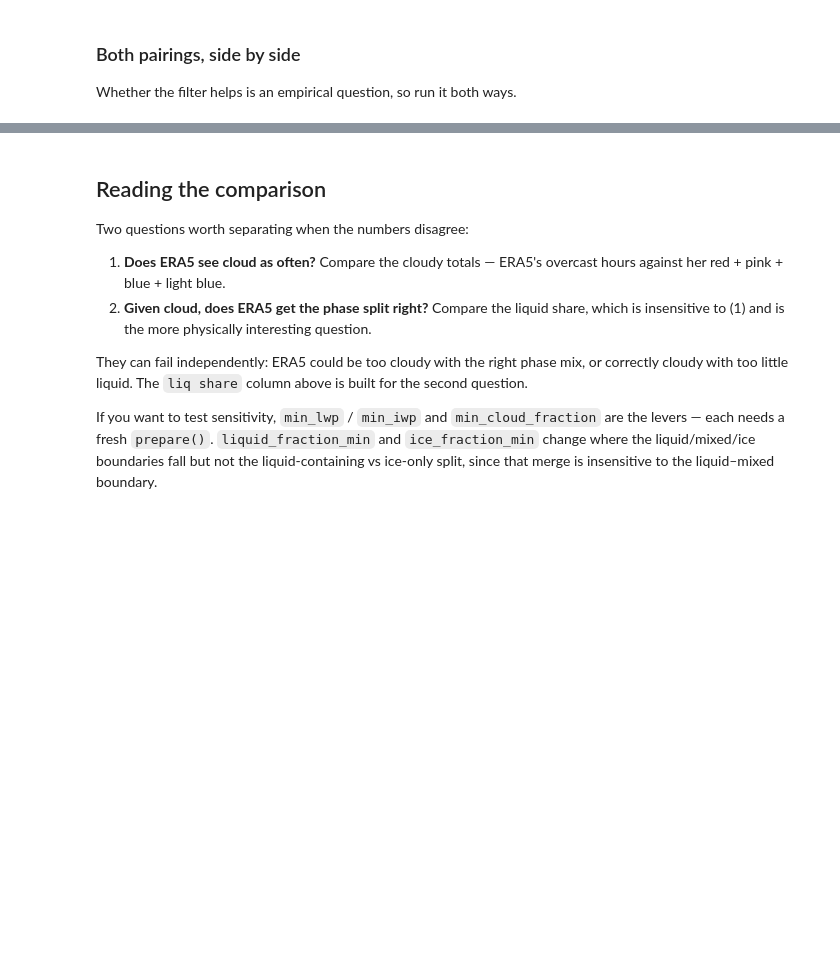
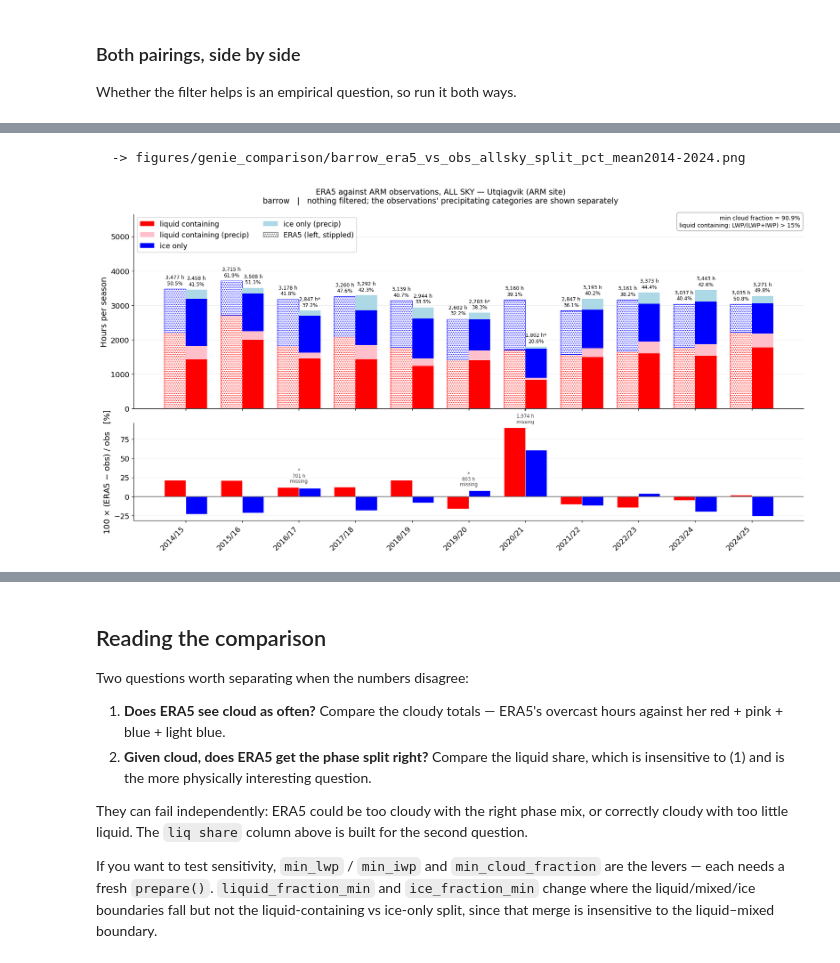
Before and after one commit to andrewjbuggee/Python-Research, a Jupyter notebook: ERA5/surface_energy_budget/comparison_with_Genie_Obs.ipynb, the cells around one changed output, grey strips where cells are left out. Saved outputs shown, nothing was run; the diff lists cells and outputs as text; code cells hidden in the pictures; blank space fills up the shorter version.

```diff
--- a/ERA5/surface_energy_budget/comparison_with_Genie_Obs.ipynb
+++ b/ERA5/surface_energy_budget/comparison_with_Genie_Obs.ipynb
@@ -350,0 +393,5 @@ precip filtered:
+# %%
+lwph.fig_era5_vs_obs_allsky(A, out_dir=SAVE_DIR);
+# %% [output]
+  -> figures/genie_comparison/barrow_era5_vs_obs_allsky_split_pct_mean2014-2024.png
+[figure, added]
```
Also changed, not shown: parts of 22 cells of this notebook, 11 other files.
